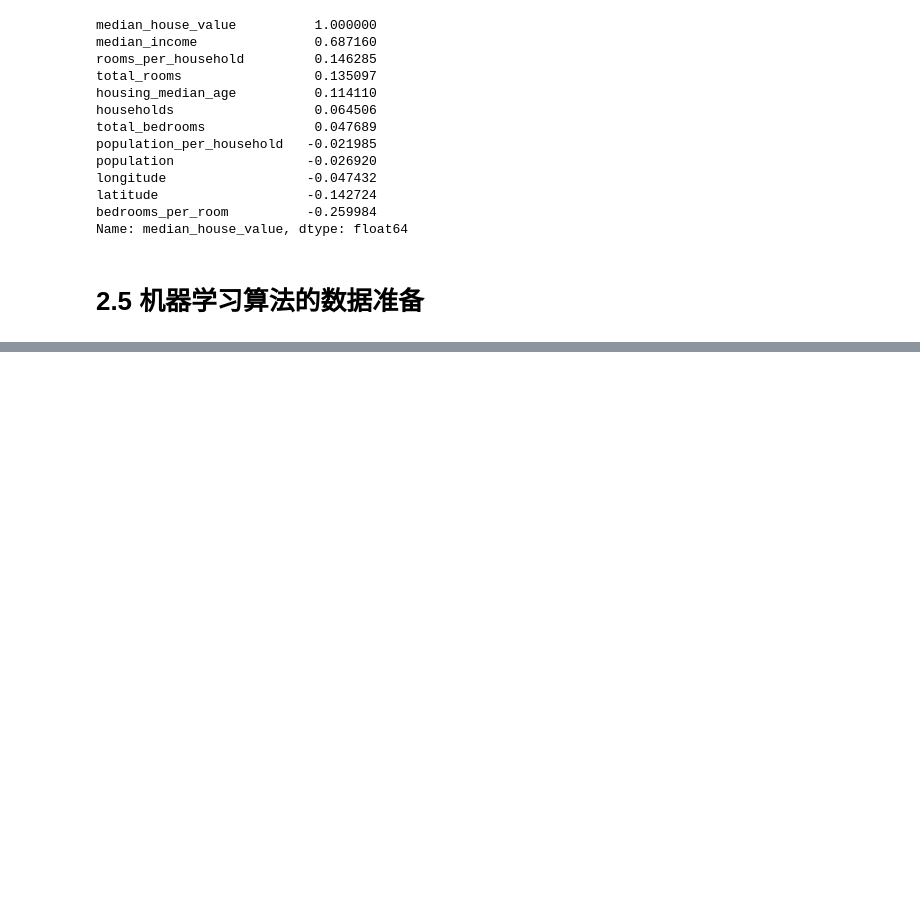
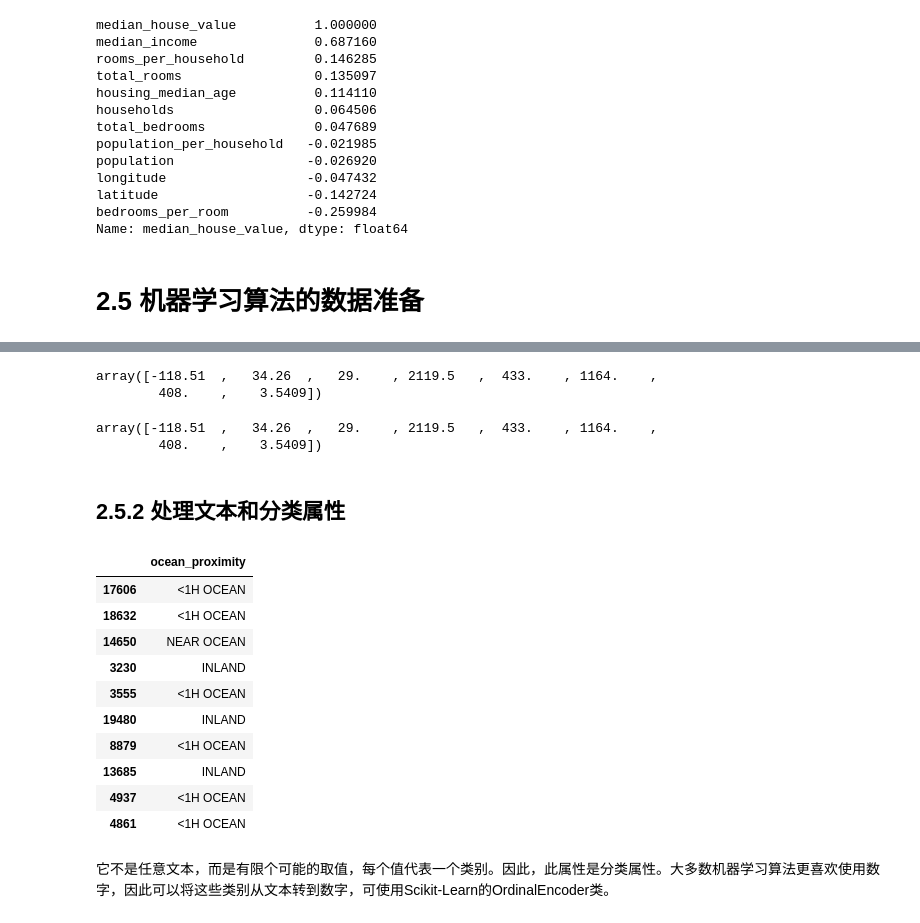
Before and after one commit to Vuean/Hands-On-ML, a Jupyter notebook: Chapter2/02_end_to_end_ML_Project.ipynb, the cells around one changed output, grey strips where cells are left out. Saved outputs shown, nothing was run; the diff lists cells and outputs as text; code cells hidden in the pictures; blank space fills up the shorter version.

```diff
--- a/Chapter2/02_end_to_end_ML_Project.ipynb
+++ b/Chapter2/02_end_to_end_ML_Project.ipynb
@@ -321,3 +321,7 @@ bedrooms_per_room          -0.259984
 Name: median_house_value, dtype: float64
 # %% [markdown]
 # 2.5 机器学习算法的数据准备
+# %%
+# 准备训练集：
+housing = strat_train_set.drop("median_house_value", axis=1)
+housing_labels = strat_train_set["median_house_value"].copy()
@@ -323,0 +330,12 @@ Name: median_house_value, dtype: float64
+# %%
+# 处理缺失数据
+
+# dropna()：删除dataframe数据中的缺失数据，即删除NaN数据
+housing.dropna(subset=["total_bedrooms"])       # 放弃相应区域
+
+# drop()：
+housing.drop("total_bedrooms", axis=1)              # 放弃整个属性
+
+# fillna()
+median = housing["total_bedrooms"].median()     # 设置为某个值（0、平均数、中位数等）
+housing["total_bedrooms"].fillna(median, inplace=True)
@@ -323,0 +355,12 @@ Name: median_house_value, dtype: float64
+# %%
+# imputer仅仅计算了每个属性的中位数值，并将结果存储在其实例变量statistics_中;
+# 为稳妥起见，将imputer应用于所有的数值属性：
+imputer.statistics_
+# %% [output]
+array([-118.51  ,   34.26  ,   29.    , 2119.5   ,  433.    , 1164.    ,
+        408.    ,    3.5409])
+# %%
+housing_num.median().values
+# %% [output]
+array([-118.51  ,   34.26  ,   29.    , 2119.5   ,  433.    , 1164.    ,
+        408.    ,    3.5409])
@@ -323,0 +373,20 @@ Name: median_house_value, dtype: float64
+# %% [markdown]
+## 2.5.2 处理文本和分类属性
+# %%
+# 查看文本属性
+housing_cat = housing[["ocean_proximity"]]
+housing_cat.head(10)
+# %% [output]
+|  | ocean_proximity |
+| 17606 | <1H OCEAN |
+| 18632 | <1H OCEAN |
+| 14650 | NEAR OCEAN |
+| 3230 | INLAND |
+| 3555 | <1H OCEAN |
+| 19480 | INLAND |
+| 8879 | <1H OCEAN |
+| 13685 | INLAND |
+| 4937 | <1H OCEAN |
+| 4861 | <1H OCEAN |
+# %% [markdown]
+它不是任意文本，而是有限个可能的取值，每个值代表一个类别。因此，此属性是分类属性。大多数机器学习算法更喜欢使用数字，因此可以将这些类别从文本转到数字，可使用Scikit-Learn的OrdinalEncoder类。
```
Also changed, not shown: parts of 6 cells of this notebook, 1 other file.
